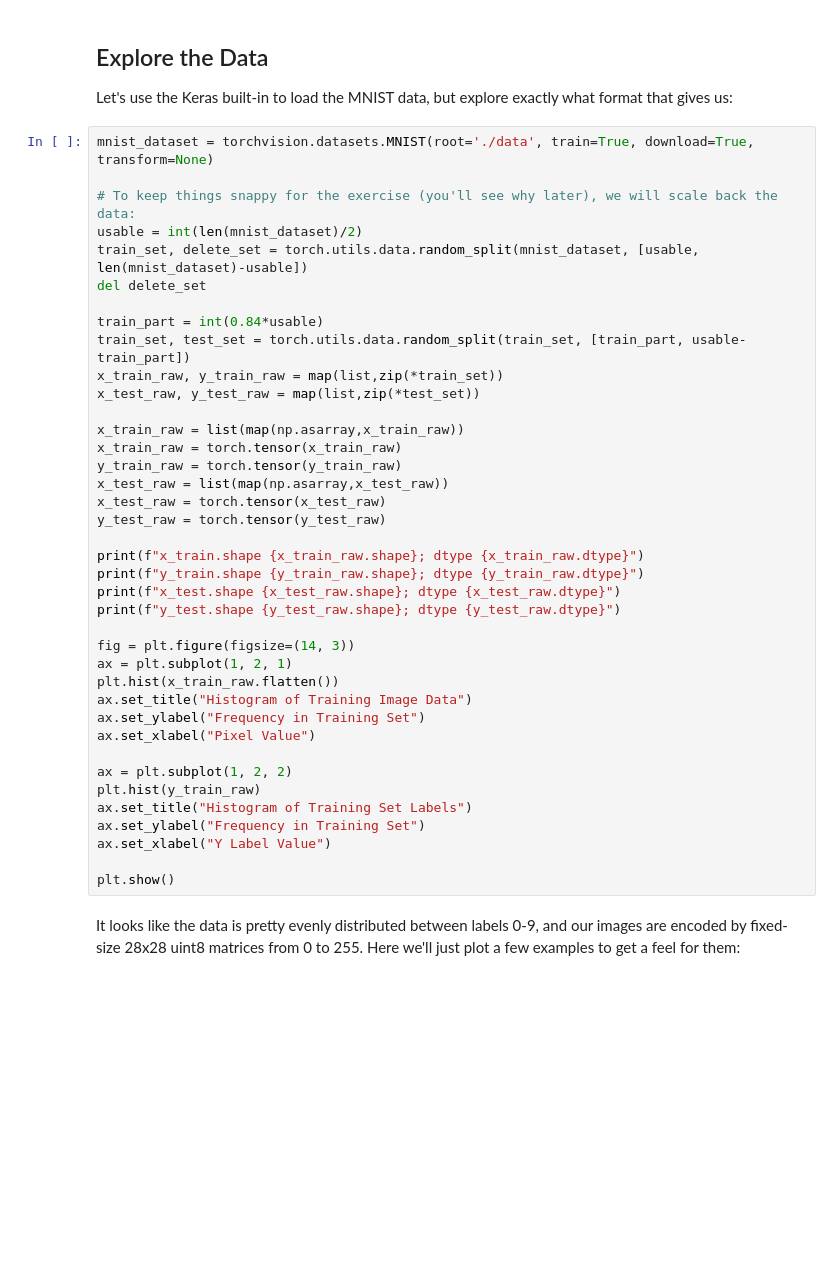
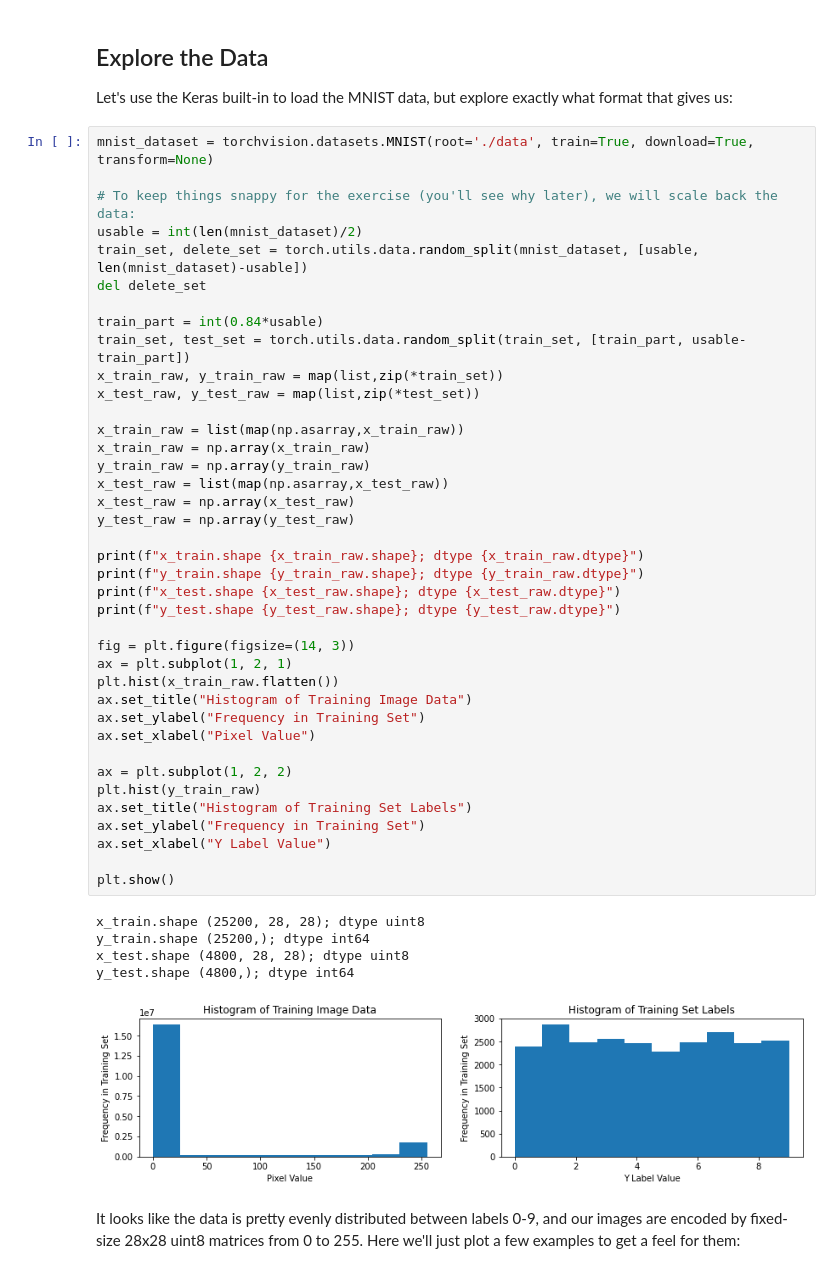
Before and after one commit to aws-samples/sagemaker-101-workshop, a Jupyter notebook: pytorch_alternatives/migration_challenge_pytorch_image/Local Notebook.ipynb, the cells around one changed output. Cells and saved outputs as stored; diff of their text form; blank space fills up the shorter version.

```diff
--- a/pytorch_alternatives/migration_challenge_pytorch_image/Local Notebook.ipynb
+++ b/pytorch_alternatives/migration_challenge_pytorch_image/Local Notebook.ipynb
@@ -46,37 +84,43 @@ usable = int(len(mnist_dataset)/2)
 train_set, delete_set = torch.utils.data.random_split(mnist_dataset, [usable, len(mnist_dataset)-usable])
 del delete_set
 
 train_part = int(0.84*usable)
 train_set, test_set = torch.utils.data.random_split(train_set, [train_part, usable-train_part])
 x_train_raw, y_train_raw = map(list,zip(*train_set))
 x_test_raw, y_test_raw = map(list,zip(*test_set))
 
 x_train_raw = list(map(np.asarray,x_train_raw))
-x_train_raw = torch.tensor(x_train_raw)
-y_train_raw = torch.tensor(y_train_raw)
+x_train_raw = np.array(x_train_raw)
+y_train_raw = np.array(y_train_raw)
 x_test_raw = list(map(np.asarray,x_test_raw))
-x_test_raw = torch.tensor(x_test_raw)
-y_test_raw = torch.tensor(y_test_raw)
+x_test_raw = np.array(x_test_raw)
+y_test_raw = np.array(y_test_raw)
 
 print(f"x_train.shape {x_train_raw.shape}; dtype {x_train_raw.dtype}")
 print(f"y_train.shape {y_train_raw.shape}; dtype {y_train_raw.dtype}")
 print(f"x_test.shape {x_test_raw.shape}; dtype {x_test_raw.dtype}")
 print(f"y_test.shape {y_test_raw.shape}; dtype {y_test_raw.dtype}")
 
 fig = plt.figure(figsize=(14, 3))
 ax = plt.subplot(1, 2, 1)
 plt.hist(x_train_raw.flatten())
 ax.set_title("Histogram of Training Image Data")
 ax.set_ylabel("Frequency in Training Set")
 ax.set_xlabel("Pixel Value")
 
 ax = plt.subplot(1, 2, 2)
 plt.hist(y_train_raw)
 ax.set_title("Histogram of Training Set Labels")
 ax.set_ylabel("Frequency in Training Set")
 ax.set_xlabel("Y Label Value")
 
 plt.show()
+# %% [output]
+x_train.shape (25200, 28, 28); dtype uint8
+y_train.shape (25200,); dtype int64
+x_test.shape (4800, 28, 28); dtype uint8
+y_test.shape (4800,); dtype int64
+[figure, added]
 # %% [markdown]
 It looks like the data is pretty evenly distributed between labels 0-9, and our images are encoded by fixed-size 28x28 uint8 matrices from 0 to 255. Here we'll just plot a few examples to get a feel for them:
 # %%
```
Also changed, not shown: parts of 13 cells of this notebook, 1 other file.
